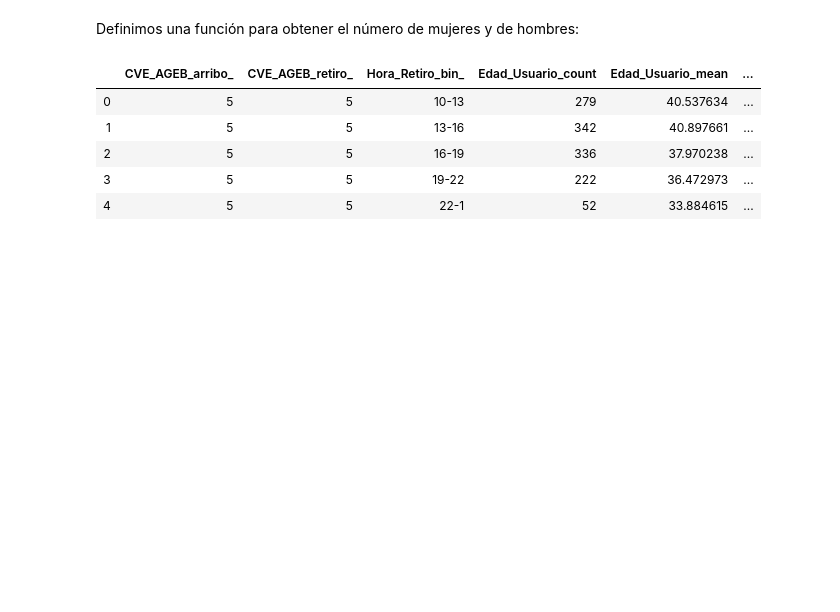
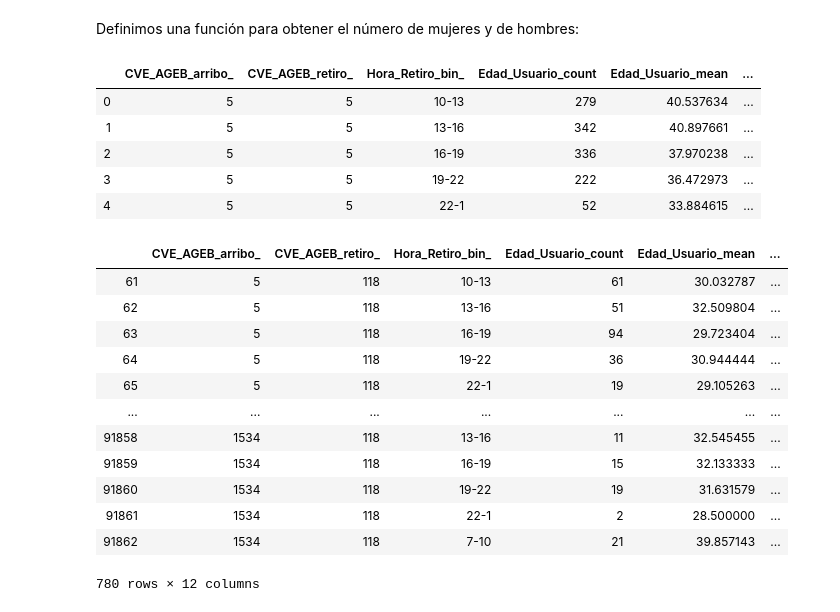
Before and after one commit to paupradel/ecobici_viz, a Jupyter notebook: jupyter_notebooks/procesamiento_datos_ecobici.ipynb, the cells around one changed output. Saved outputs shown, nothing was run; the diff lists cells and outputs as text; code cells hidden in the pictures; blank space fills up the shorter version.

```diff
--- a/jupyter_notebooks/procesamiento_datos_ecobici.ipynb
+++ b/jupyter_notebooks/procesamiento_datos_ecobici.ipynb
@@ -267,3 +283,21 @@ df_viajes_ageb_agg.head()
 | 4 | 5 | 5 | 22-1 | 52 | 33.884615 | ... |
 # %%
 df_viajes_ageb_agg.to_csv('../data/production_data/viajes_ecobici.csv',index=False)
+# %%
+df = pd.read_csv("../data/production_data/viajes_ecobici.csv")
+# %%
+df[df["CVE_AGEB_retiro_"]==118]
+# %% [output]
+|  | CVE_AGEB_arribo_ | CVE_AGEB_retiro_ | Hora_Retiro_bin_ | Edad_Usuario_count | Edad_Usuario_mean | ... |
+| 61 | 5 | 118 | 10-13 | 61 | 30.032787 | ... |
+| 62 | 5 | 118 | 13-16 | 51 | 32.509804 | ... |
+| 63 | 5 | 118 | 16-19 | 94 | 29.723404 | ... |
+| 64 | 5 | 118 | 19-22 | 36 | 30.944444 | ... |
+| 65 | 5 | 118 | 22-1 | 19 | 29.105263 | ... |
+| ... | ... | ... | ... | ... | ... | ... |
+| 91858 | 1534 | 118 | 13-16 | 11 | 32.545455 | ... |
+| 91859 | 1534 | 118 | 16-19 | 15 | 32.133333 | ... |
+| 91860 | 1534 | 118 | 19-22 | 19 | 31.631579 | ... |
+| 91861 | 1534 | 118 | 22-1 | 2 | 28.500000 | ... |
+| 91862 | 1534 | 118 | 7-10 | 21 | 39.857143 | ... |
+780 rows × 12 columns
```
Also changed, not shown: parts of 1 cell of this notebook, 1 other file.
